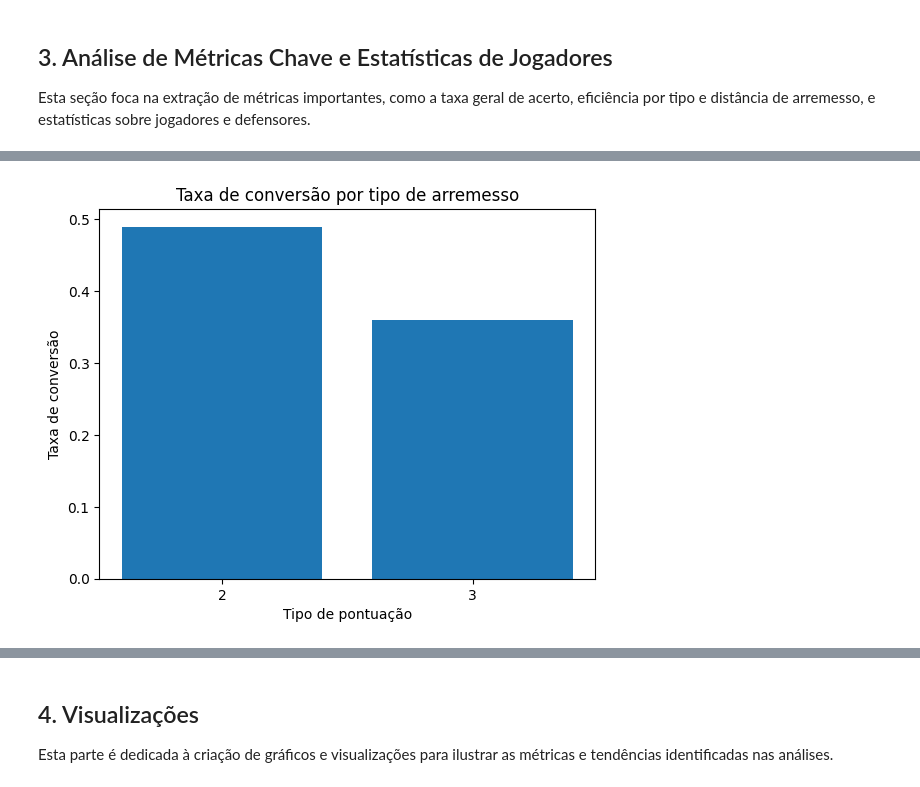
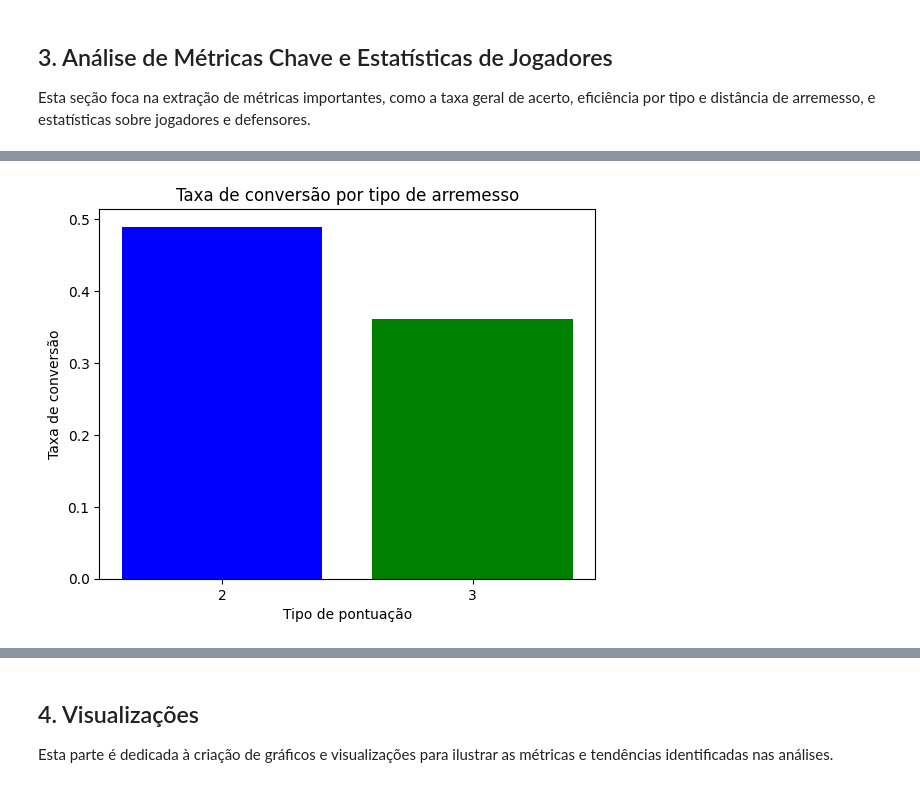
Before and after one commit to lkssraw-7/shot-logs-nba, a Jupyter notebook: Copy_of_Atividade_1_BigData_.ipynb, the cells around one changed output, grey strips where cells are left out. Saved outputs shown, nothing was run; the diff lists cells and outputs as text; code cells hidden in the pictures.

```diff
--- a/Copy_of_Atividade_1_BigData_.ipynb
+++ b/Copy_of_Atividade_1_BigData_.ipynb
@@ -62,6 +63,9 @@ df
 ## 3. Análise de Métricas Chave e Estatísticas de Jogadores
 
 Esta seção foca na extração de métricas importantes, como a taxa geral de acerto, eficiência por tipo e distância de arremesso, e estatísticas sobre jogadores e defensores.
+# %%
+df['SHOT_DIST_M'] = df['SHOT_DIST'] * 0.3048
+df['CLOSE_DEF_DIST_M'] = df['CLOSE_DEF_DIST'] * 0.3048
 # %%
 print("\nTaxa geral de acerto:")
 print(df['FGM'].mean())
@@ -128,11 +132,11 @@ plt.show()
 # %%
 pts_eff = df.groupby('PTS_TYPE')['FGM'].mean()
 
 plt.figure()
-plt.bar(pts_eff.index.astype(str), pts_eff.values)
+plt.bar(pts_eff.index.astype(str), pts_eff.values, color=['blue','green'])
 plt.title("Taxa de conversão por tipo de arremesso")
 plt.xlabel("Tipo de pontuação")
 plt.ylabel("Taxa de conversão")
 plt.show()
 # %% [output]
-[figure, old version]
+[figure, new version]
```
Also changed, not shown: parts of 13 cells of this notebook.
